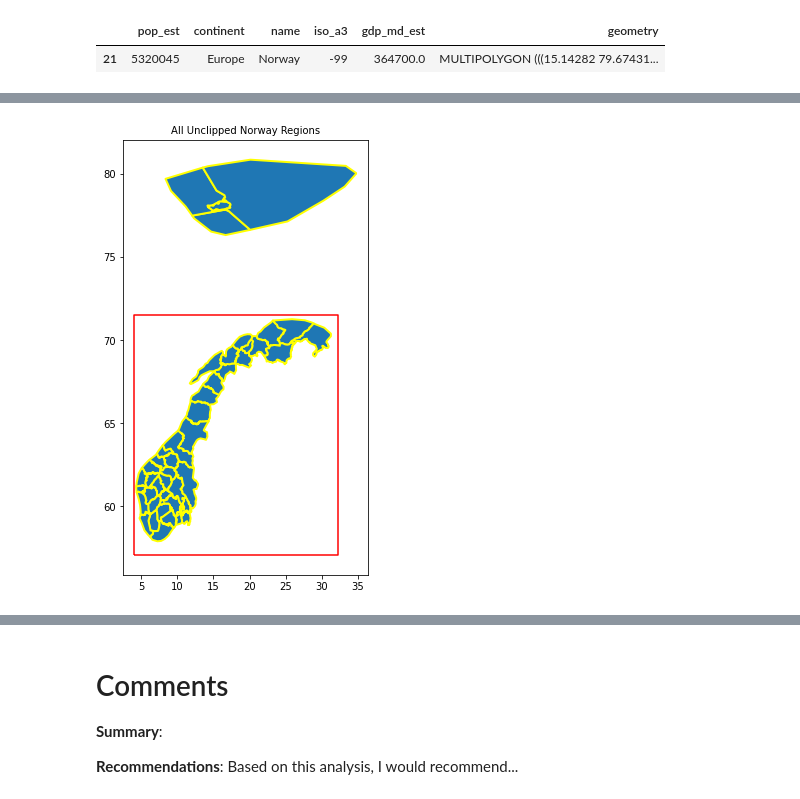
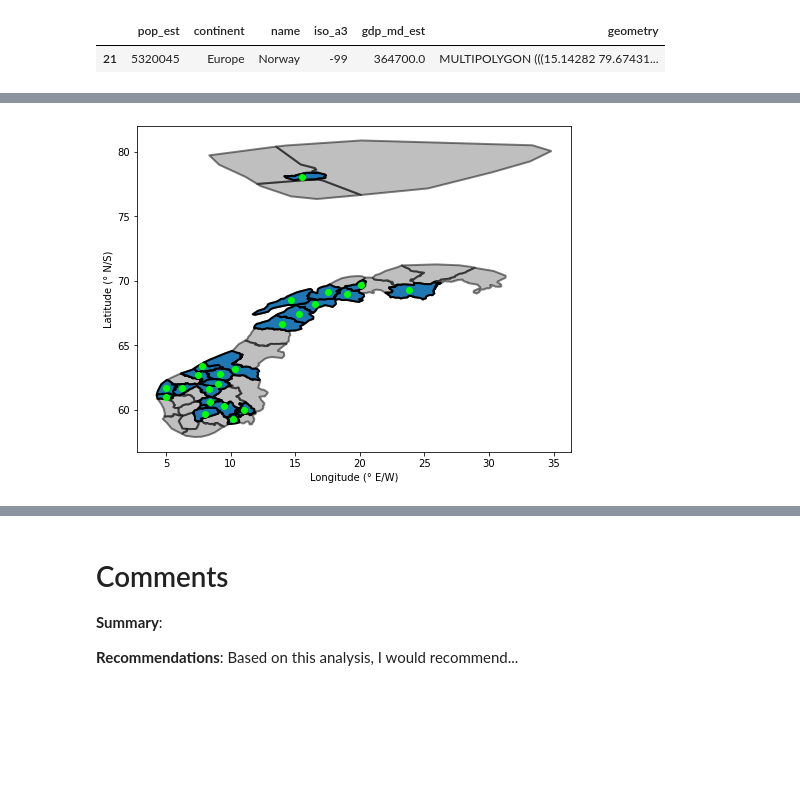
Before and after one commit to NVE/avalanche_ml, a Jupyter notebook: notebooks/analysis/0_distributions.ipynb, the cells around one changed output, grey strips where cells are left out. Cells and saved outputs as stored; diff of their text form; code cells hidden in the pictures; blank space fills up the shorter version.

```diff
--- a/notebooks/analysis/0_distributions.ipynb
+++ b/notebooks/analysis/0_distributions.ipynb
@@ -752,0 +705,18 @@ Name: 0, dtype: object
+# %%
+lats = [60.633333, 61.633333, 61.7, 62.8, 62.666667, 66.633333, 67.4, 68.2,
+        68.5, 69, 69.1, 69.690278, 78.05, 59.7, 59.333333, 60,
+        60.3, 61, 62, 61.7, 63.4, 63.166667, 69.316667]
+
+lons = [8.4, 8.3, 6.25, 9.2, 7.5, 14, 15.3, 16.5,
+        14.666667, 19, 17.5, 20.081667, 15.533333, 8.02, 10.2, 11,
+        9.5, 5, 9, 5, 7.8, 10.333333, 23.816667]
+
+df = pd.DataFrame(
+    {'name': regions_to_predict.safeName.values,
+     'latitude': lats,
+     'longitude': lons})
+
+points = gpd.GeoDataFrame(
+    df,
+    geometry=gpd.points_from_xy(df.longitude, df.latitude)
+)
@@ -753 +743,14 @@ Name: 0, dtype: object
+# %%
+fig, ax = plt.subplots(figsize=(20, 6))
+
+regions.plot(facecolor='grey', edgecolor='k', alpha=0.5, linewidth=2.0, ax=ax)
+regions_to_predict.plot(facecolor='tab:blue', edgecolor='k', linewidth=2.0, ax=ax)
+points.plot(color='lime', ax=ax)
+
+ax.set_xlabel('Longitude (° E/W)')
+ax.set_ylabel('Latitude (° N/S)')
+
+plt.show()
+# %% [output]
+[figure, added]
 # %%
@@ -759,11 +774,0 @@ poly_gdf = gpd.GeoDataFrame([1], geometry=[polygon], crs=norway.crs)
-# %%
-fig, ax = plt.subplots(figsize=(16, 8))
-
-#norway.plot(facecolor='None', edgecolor='yellow', linewidth=2.0, ax=ax)
-regions.plot(facecolor='tab:blue', edgecolor='yellow', linewidth=2.0, ax=ax)
-poly_gdf.boundary.plot(ax=ax, color="red")
-
-ax.set_title("All Unclipped Norway Regions", fontsize=10)
-plt.show()
-# %% [output]
-[figure, removed]
```
Also changed, not shown: parts of 23 cells of this notebook.
